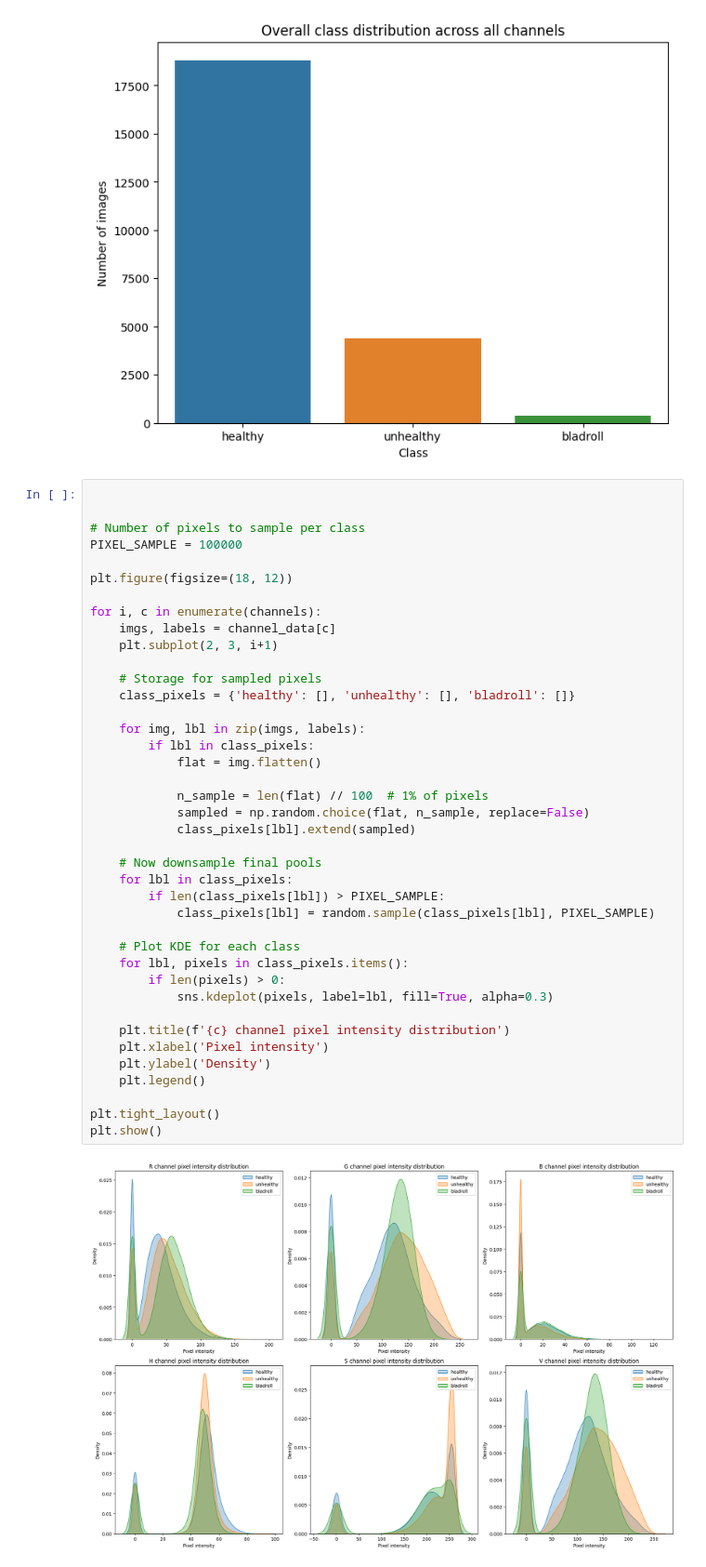
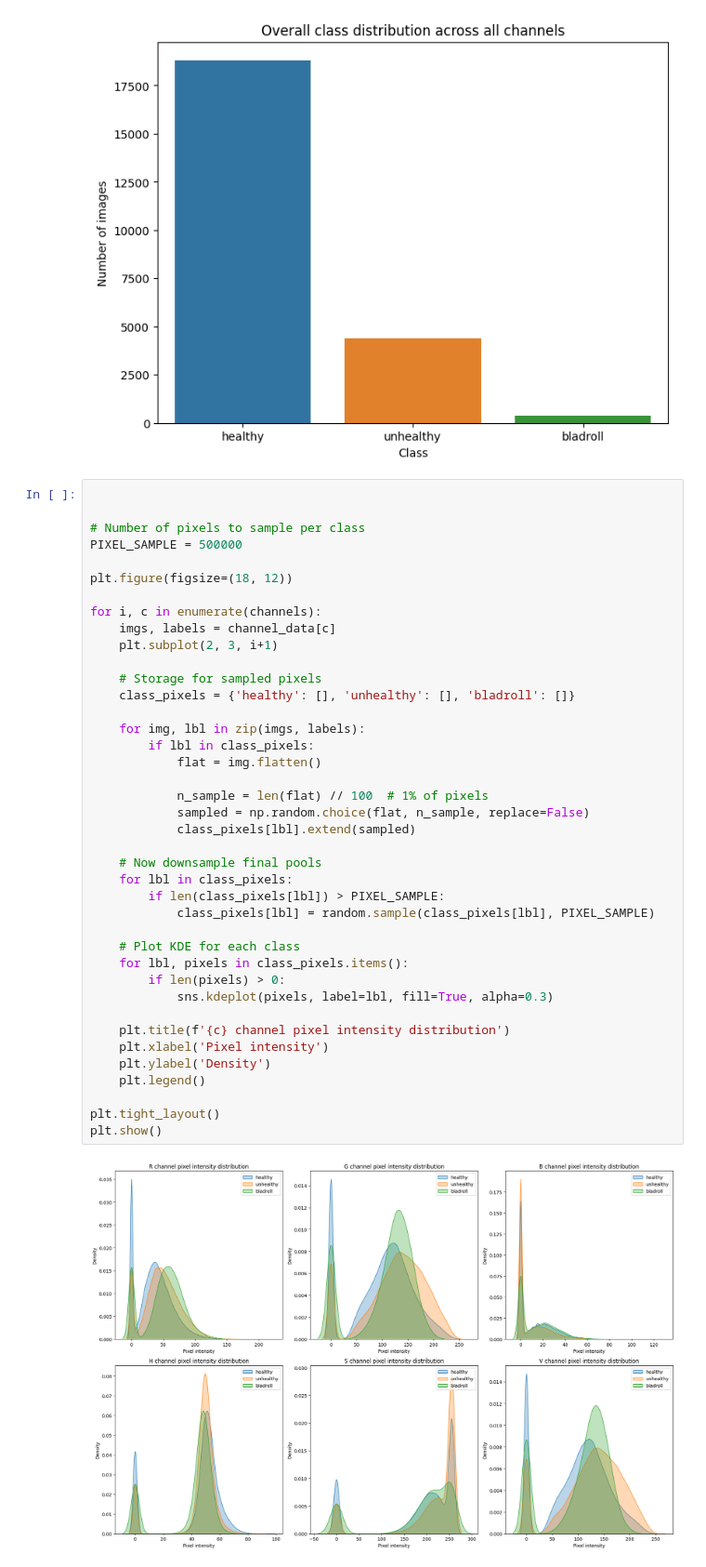
Before and after one commit to xenia-d/Pattern_spectra_ML, a Jupyter notebook: feature_extraction/data_analysis.ipynb, the cells around one changed output. Shown at 93% size. Cells and saved outputs as stored; diff of their text form.

```diff
--- a/feature_extraction/data_analysis.ipynb
+++ b/feature_extraction/data_analysis.ipynb
@@ -80,7 +80,7 @@ plt.show()
 
 
 # Number of pixels to sample per class
-PIXEL_SAMPLE = 100000
+PIXEL_SAMPLE = 500000
 
 plt.figure(figsize=(18, 12))
 
@@ -90,31 +90,31 @@ for i, c in enumerate(channels):
 
     # Storage for sampled pixels
     class_pixels = {'healthy': [], 'unhealthy': [], 'bladroll': []}
 
     for img, lbl in zip(imgs, labels):
         if lbl in class_pixels:
             flat = img.flatten()
 
             n_sample = len(flat) // 100  # 1% of pixels
             sampled = np.random.choice(flat, n_sample, replace=False)
             class_pixels[lbl].extend(sampled)
 
     # Now downsample final pools
     for lbl in class_pixels:
         if len(class_pixels[lbl]) > PIXEL_SAMPLE:
             class_pixels[lbl] = random.sample(class_pixels[lbl], PIXEL_SAMPLE)
 
     # Plot KDE for each class
     for lbl, pixels in class_pixels.items():
         if len(pixels) > 0:
             sns.kdeplot(pixels, label=lbl, fill=True, alpha=0.3)
 
     plt.title(f'{c} channel pixel intensity distribution')
     plt.xlabel('Pixel intensity')
     plt.ylabel('Density')
     plt.legend()
 
 plt.tight_layout()
 plt.show()
 # %% [output]
-[figure, old version]
+[figure, new version]
```
Also changed, not shown: 6 other files.
